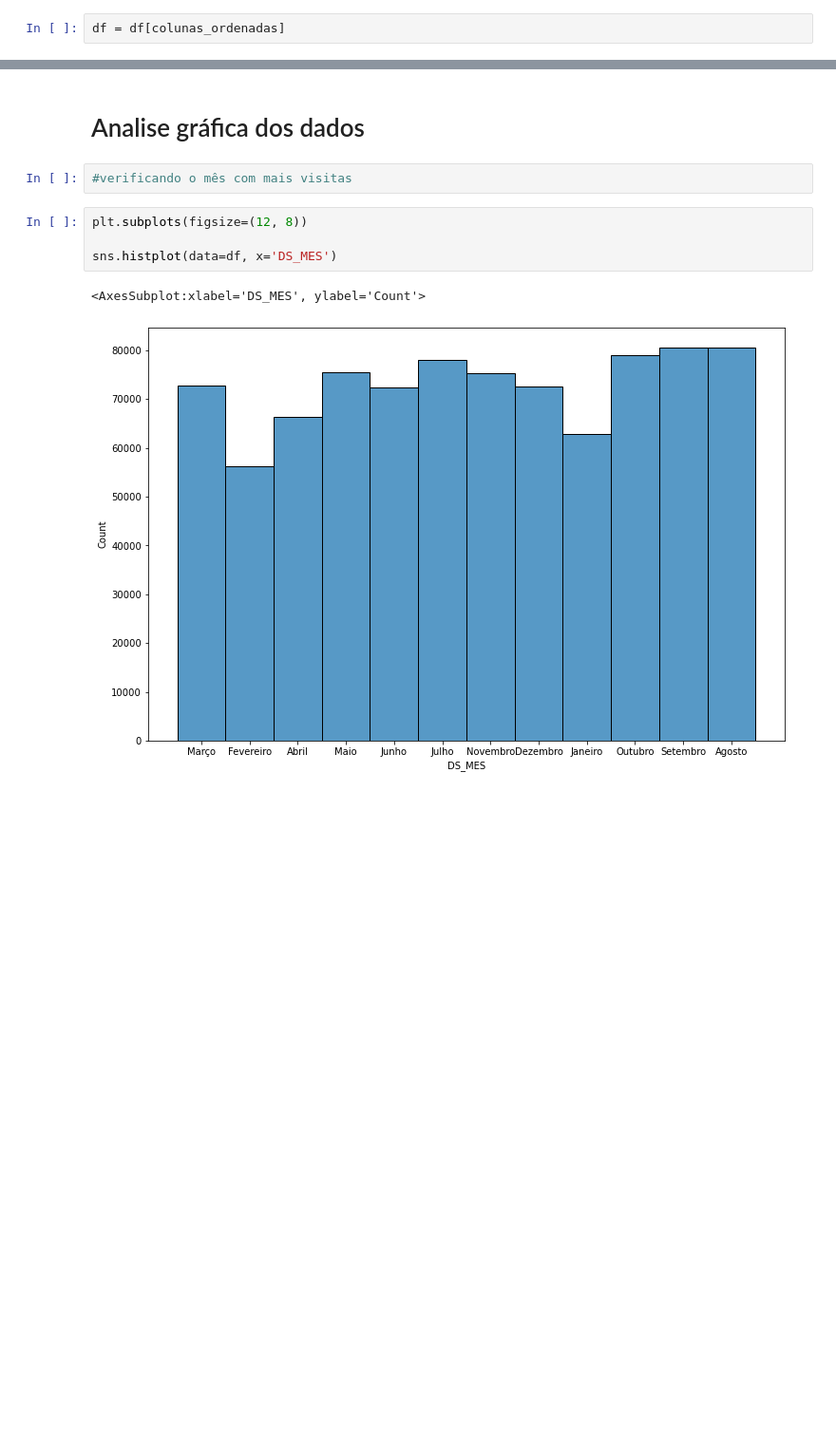
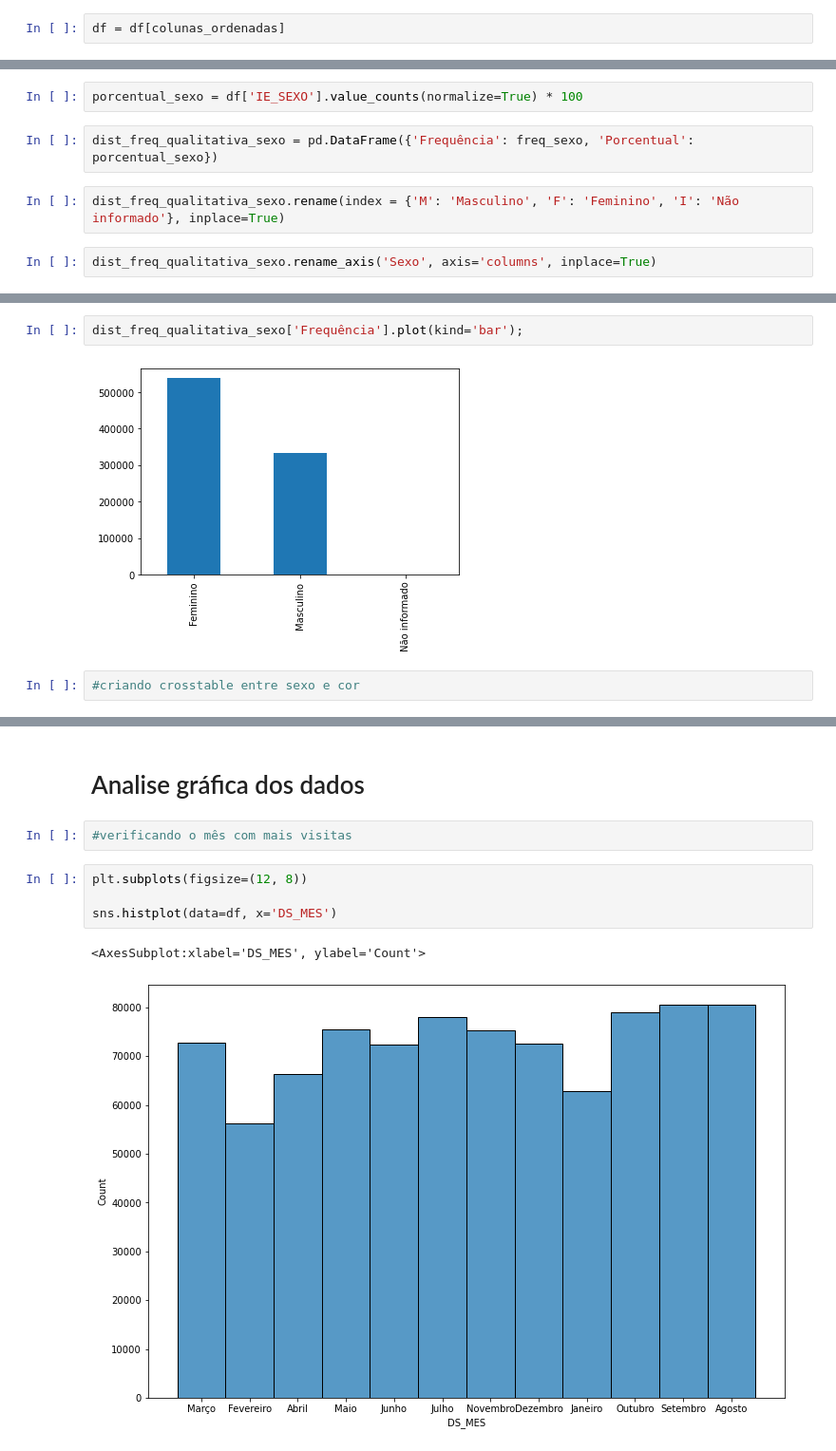
Before and after one commit to diegolima210288/job, a Jupyter notebook: extracao_explor_dados_acesso_instituto/exploracao_dados_acesso_instituto.ipynb, the cells around one changed output, grey strips where cells are left out. Shown at 95% size. Cells and saved outputs as stored; diff of their text form; blank space fills up the shorter version.

```diff
--- a/extracao_explor_dados_acesso_instituto/exploracao_dados_acesso_instituto.ipynb
+++ b/extracao_explor_dados_acesso_instituto/exploracao_dados_acesso_instituto.ipynb
@@ -118,0 +159,8 @@ df.head()
+# %%
+porcentual_sexo = df['IE_SEXO'].value_counts(normalize=True) * 100
+# %%
+dist_freq_qualitativa_sexo = pd.DataFrame({'Frequência': freq_sexo, 'Porcentual': porcentual_sexo})
+# %%
+dist_freq_qualitativa_sexo.rename(index = {'M': 'Masculino', 'F': 'Feminino', 'I': 'Não informado'}, inplace=True)
+# %%
+dist_freq_qualitativa_sexo.rename_axis('Sexo', axis='columns', inplace=True)
@@ -118,0 +174,6 @@ df.head()
+# %%
+dist_freq_qualitativa_sexo['Frequência'].plot(kind='bar');
+# %% [output]
+[figure, added]
+# %%
+#criando crosstable entre sexo e cor
```
Also changed, not shown: parts of 18 cells of this notebook.
